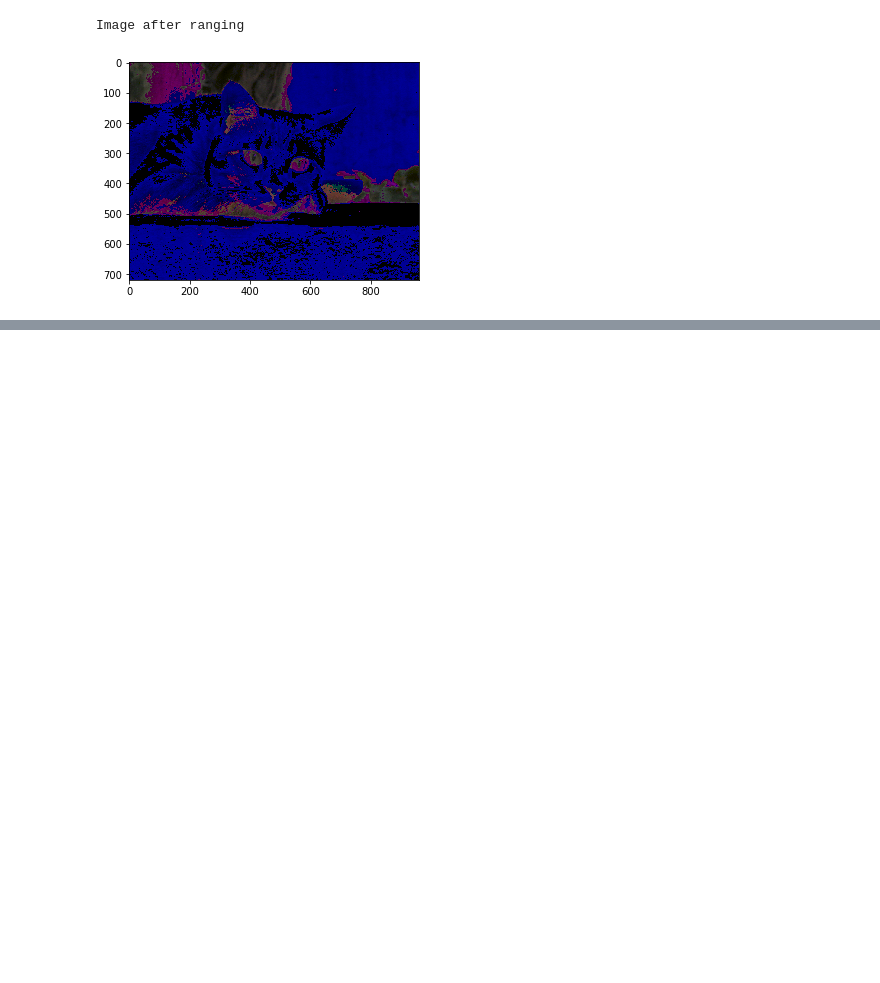
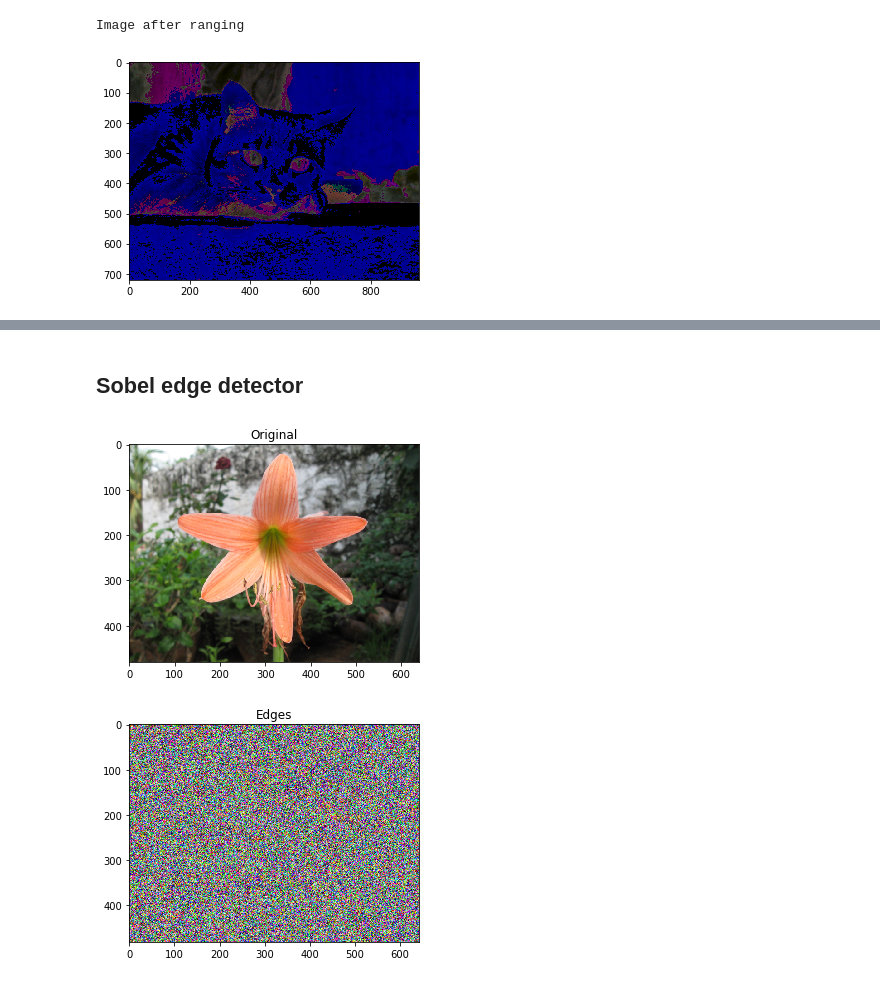
Before and after one commit to saisk8/Color-Image-Processing, a Jupyter notebook: Assignment-1/Assignment-1.ipynb, the cells around one changed output, grey strips where cells are left out. Cells and saved outputs as stored; diff of their text form; code cells hidden in the pictures; blank space fills up the shorter version.

```diff
--- a/Assignment-1/Assignment-1.ipynb
+++ b/Assignment-1/Assignment-1.ipynb
@@ -93,0 +170,33 @@ colorRangeHSV(120, 30, 100, 20, "Images/orange-flower.ppm")
+# %% [markdown]
+## Sobel edge detector
+# %%
+def SobelED(img):
+    img_rgb = cv2.cvtColor(img, cv2.COLOR_BGR2RGB)
+    # Pad the image
+    img_pad = cv2.copyMakeBorder(img_rgb, 1, 1, 1, 1, cv2.BORDER_CONSTANT)
+    height, width = img_pad.shape[0], img_pad.shape[1]
+    val = 0
+    for k in range(3):
+        for i in range(1,height-1):
+            for j in range(1,width-1):
+                val += img_pad[i-1, j-1,k] * -1
+                val += img_pad[i-1, j,k] * -2
+                val += img_pad[i-1, j+1,k] * -1
+                val += img_pad[i+1, j-1, k] * 1
+                val += img_pad[i+1, j, k] * 2
+                val += img_pad[i+1, j+1, k] * 1
+                img_pad[i,j,k] = val
+
+    plt.title('Edges')
+    plt.imshow(img_pad)
+    plt.show()
+
+
+img = cv2.imread("Images/orange-flower.ppm")
+plt.title('Original')
+plt.imshow(cv2.cvtColor(img, cv2.COLOR_BGR2RGB))
+plt.show()
+SobelED(img)
+# %% [output]
+[figure, added]
+[figure, added]
```
Also changed, not shown: parts of 6 cells of this notebook, 4 other files.
